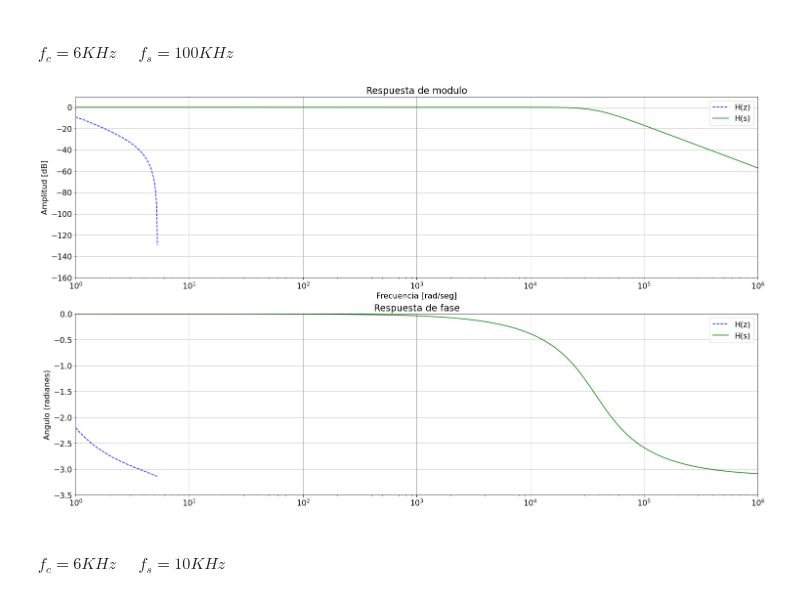
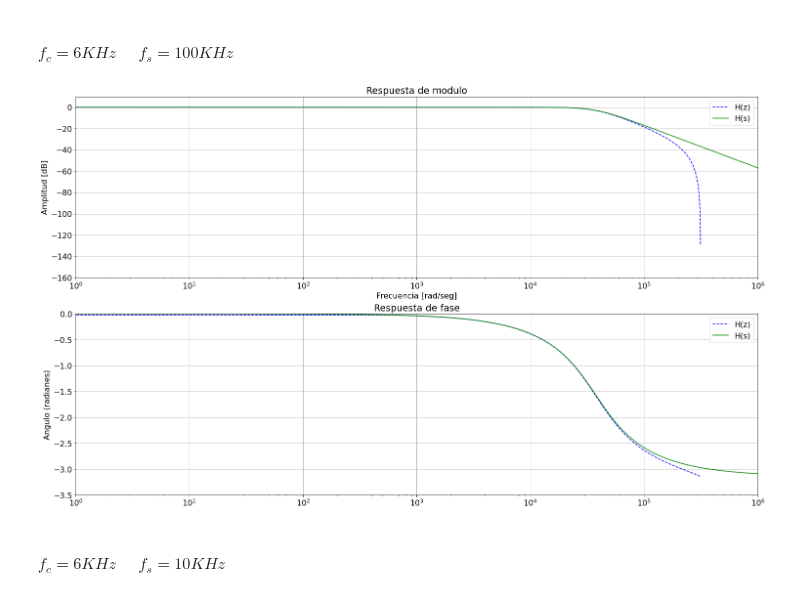
Before and after one commit to mpmarfisi/TC2, a Jupyter notebook: Tarea Semanal 8/TS8_Marfisi.ipynb, the cells around one changed output. Saved outputs shown, nothing was run; the diff lists cells and outputs as text; code cells hidden in the pictures.

```diff
--- a/Tarea Semanal 8/TS8_Marfisi.ipynb
+++ b/Tarea Semanal 8/TS8_Marfisi.ipynb
@@ -110,21 +110,21 @@ print_analog_digital(w_z, H_z, fs, w_s, H_s)
 # %%
 fc = 6e3
 wo = 2*np.pi*fc
 num1 = np.array([wo**2])
 den1 = np.array([1, np.sqrt(2)*wo, wo**2])
 
 # Módulo y fase analógica
 w_s, H_s = sig.freqs(num1, den1, worN = np.logspace(-1,7,1000))
 
 # Módulo y fase digital
 fs1 = 100e3
 num1_z, den1_z = sig.bilinear(num1, den1, fs = fs1)
 w_z, H_z = sig.freqz(num1_z, den1_z)
 
 # Ploteo analógica y digital
-print_analog_digital(w_z, H_z, fs, w_s, H_s)
+print_analog_digital(w_z, H_z, fs1, w_s, H_s)
 # %% [output]
-[figure, old version]
+[figure, new version]
 # %% [markdown]
 #### $f_c=6KHz\;\;\;\;\;f_s=10KHz$
 # %%
```
Also changed, not shown: parts of 4 cells of this notebook.
